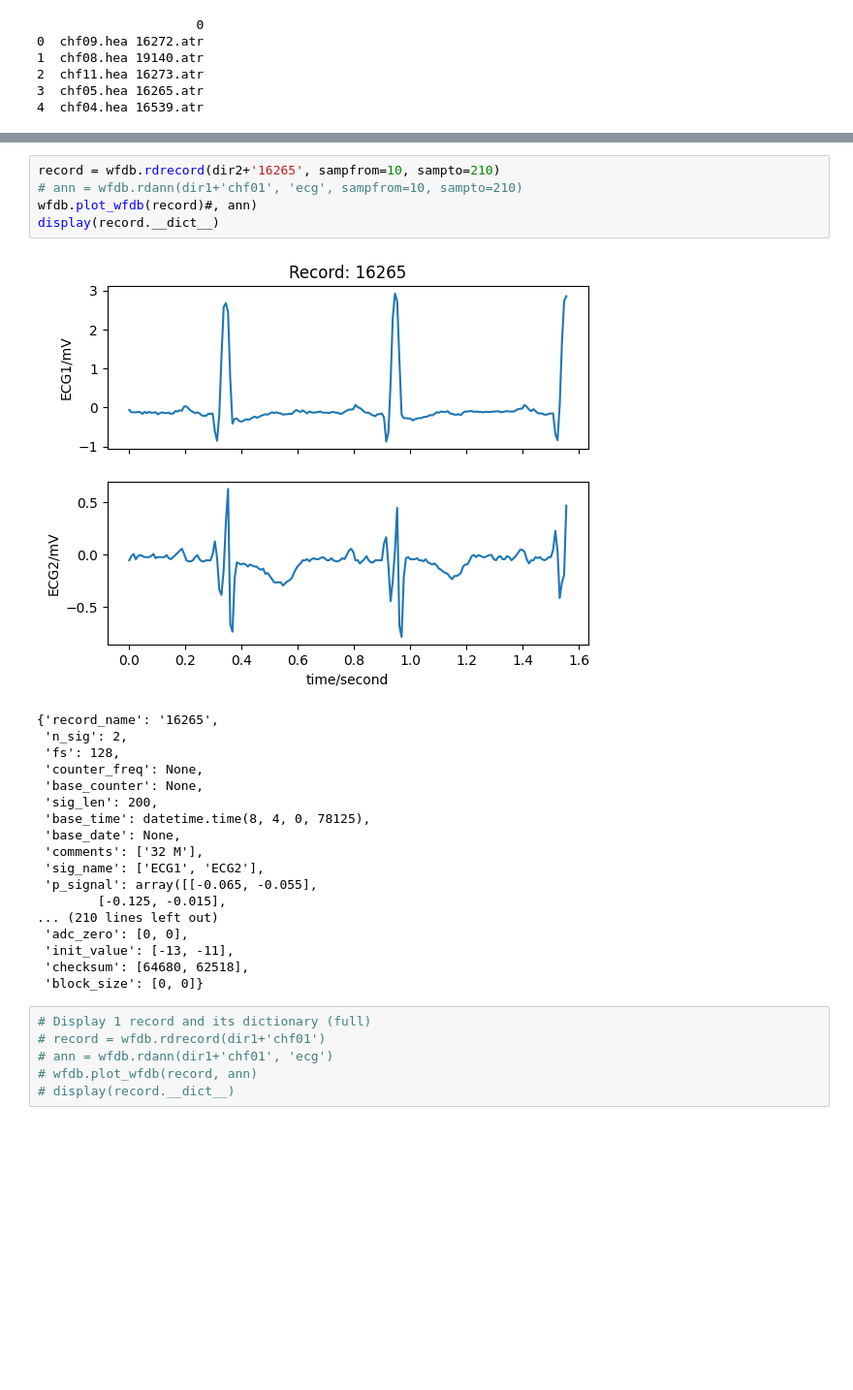
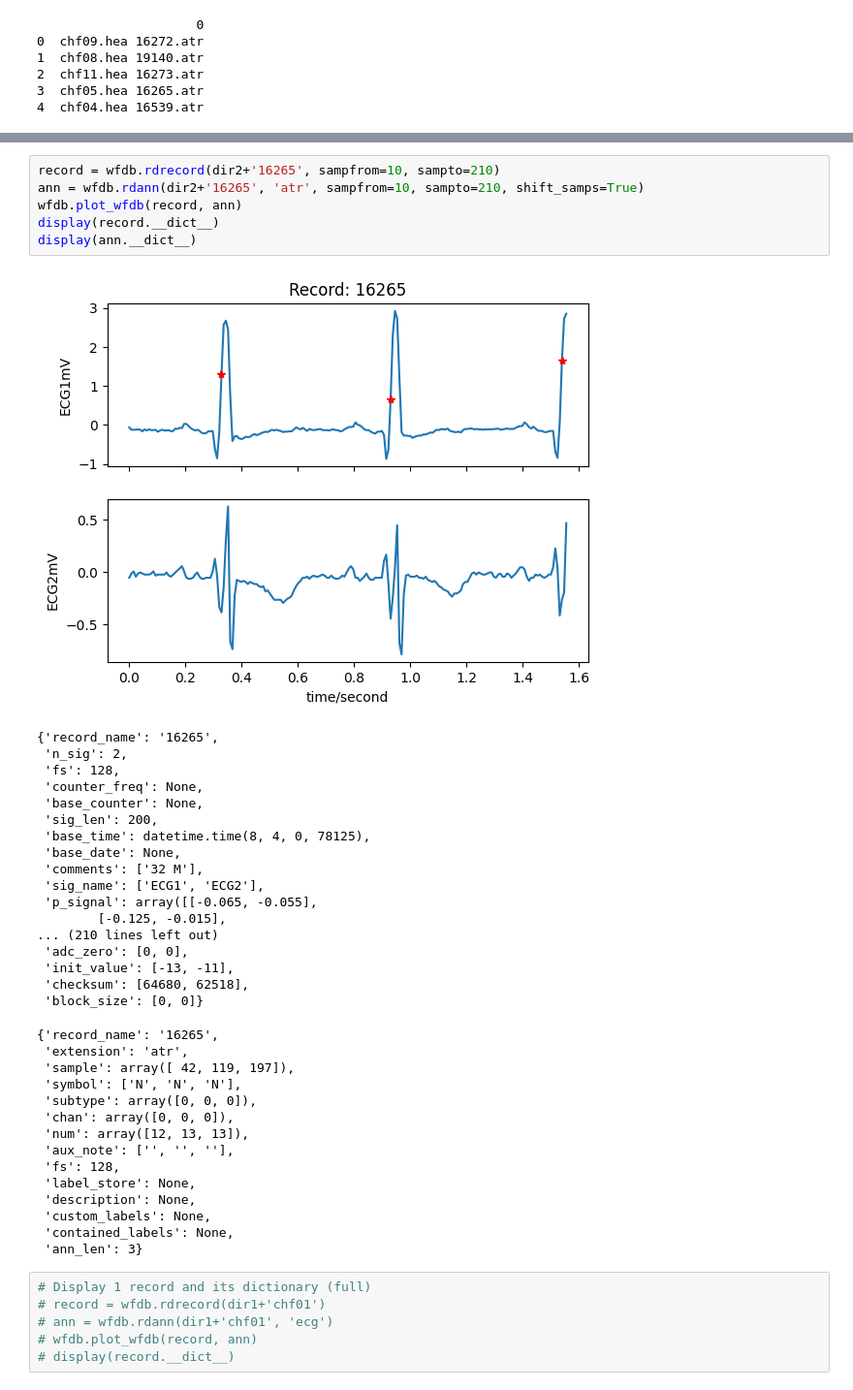
Before and after one commit to ritwickmanatkar/cnn-for-chf-detection, a Jupyter notebook: EDA.ipynb, the cells around one changed output, grey strips where cells are left out. Shown at 97% size. Saved outputs shown, nothing was run; the diff lists cells and outputs as text; blank space fills up the shorter version.

```diff
--- a/EDA.ipynb
+++ b/EDA.ipynb
@@ -137,10 +229,11 @@ display(record.__dict__)
 # %%
 record = wfdb.rdrecord(dir2+'16265', sampfrom=10, sampto=210)
-# ann = wfdb.rdann(dir1+'chf01', 'ecg', sampfrom=10, sampto=210)
-wfdb.plot_wfdb(record)#, ann)
+ann = wfdb.rdann(dir2+'16265', 'atr', sampfrom=10, sampto=210, shift_samps=True)
+wfdb.plot_wfdb(record, ann)
 display(record.__dict__)
+display(ann.__dict__)
 # %% [output]
-[figure, old version]
+[figure, new version]
 {'record_name': '16265',
  'n_sig': 2,
  'fs': 128,
@@ -158,6 +251,20 @@ display(record.__dict__)
  'init_value': [-13, -11],
  'checksum': [64680, 62518],
  'block_size': [0, 0]}
+{'record_name': '16265',
+ 'extension': 'atr',
+ 'sample': array([ 42, 119, 197]),
+ 'symbol': ['N', 'N', 'N'],
+ 'subtype': array([0, 0, 0]),
+ 'chan': array([0, 0, 0]),
+ 'num': array([12, 13, 13]),
+ 'aux_note': ['', '', ''],
+ 'fs': 128,
+ 'label_store': None,
+ 'description': None,
+ 'custom_labels': None,
+ 'contained_labels': None,
+ 'ann_len': 3}
 # %%
 # Display 1 record and its dictionary (full)
 # record = wfdb.rdrecord(dir1+'chf01')
```
Also changed, not shown: parts of 6 cells of this notebook, 3 other files.
